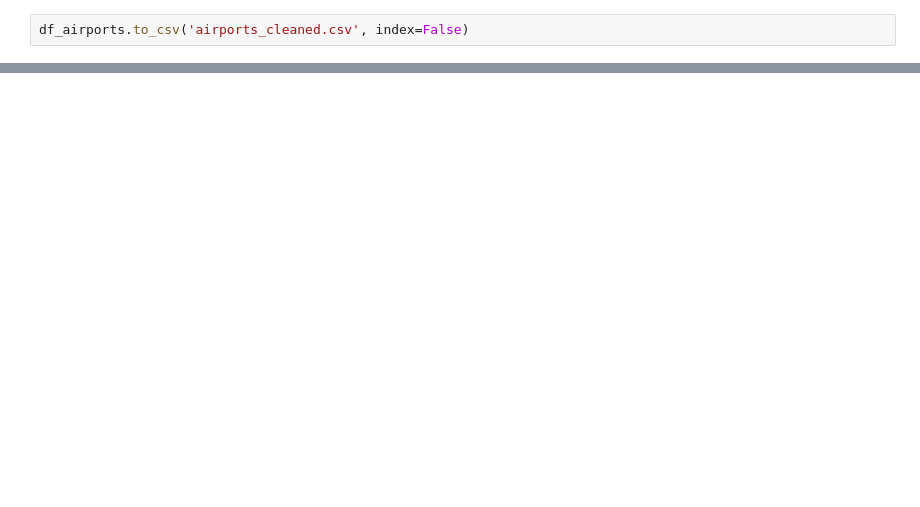
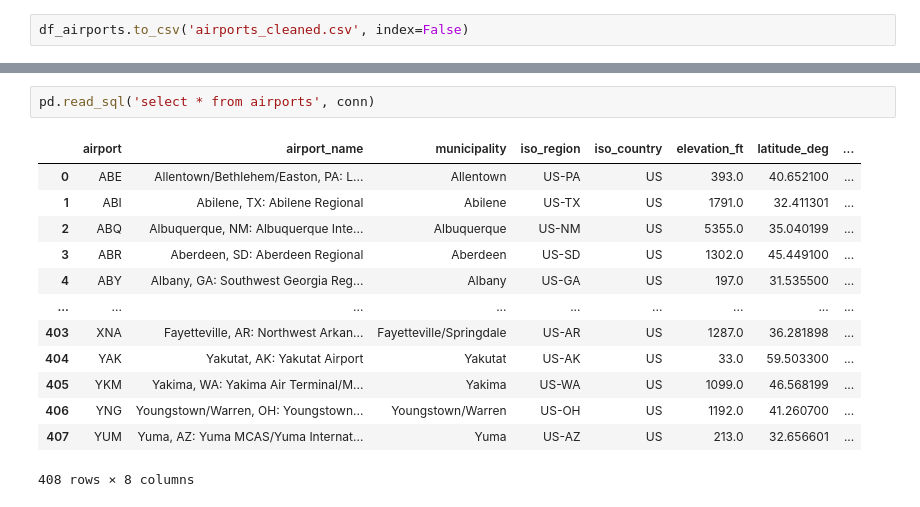
Before and after one commit to ayushsubedi/airlines_eda, a Jupyter notebook: notebooks/2_sqlite_prep.ipynb, the cells around one changed output, grey strips where cells are left out. Drawn from its saved outputs; the diff is of its cells as text; blank space fills up the shorter version.

```diff
--- a/notebooks/2_sqlite_prep.ipynb
+++ b/notebooks/2_sqlite_prep.ipynb
@@ -60,0 +81,16 @@ df[['airport',
+# %%
+pd.read_sql('select * from airports', conn)
+# %% [output]
+|  | airport | airport_name | municipality | iso_region | iso_country | elevation_ft | latitude_deg | ... |
+| 0 | ABE | Allentown/Bethlehem/Easton, PA: L... | Allentown | US-PA | US | 393.0 | 40.652100 | ... |
+| 1 | ABI | Abilene, TX: Abilene Regional | Abilene | US-TX | US | 1791.0 | 32.411301 | ... |
+| 2 | ABQ | Albuquerque, NM: Albuquerque Inte... | Albuquerque | US-NM | US | 5355.0 | 35.040199 | ... |
+| 3 | ABR | Aberdeen, SD: Aberdeen Regional | Aberdeen | US-SD | US | 1302.0 | 45.449100 | ... |
+| 4 | ABY | Albany, GA: Southwest Georgia Reg... | Albany | US-GA | US | 197.0 | 31.535500 | ... |
+| ... | ... | ... | ... | ... | ... | ... | ... | ... |
+| 403 | XNA | Fayetteville, AR: Northwest Arkan... | Fayetteville/Springdale | US-AR | US | 1287.0 | 36.281898 | ... |
+| 404 | YAK | Yakutat, AK: Yakutat Airport | Yakutat | US-AK | US | 33.0 | 59.503300 | ... |
+| 405 | YKM | Yakima, WA: Yakima Air Terminal/M... | Yakima | US-WA | US | 1099.0 | 46.568199 | ... |
+| 406 | YNG | Youngstown/Warren, OH: Youngstown... | Youngstown/Warren | US-OH | US | 1192.0 | 41.260700 | ... |
+| 407 | YUM | Yuma, AZ: Yuma MCAS/Yuma Internat... | Yuma | US-AZ | US | 213.0 | 32.656601 | ... |
+408 rows × 8 columns
```
Also changed, not shown: parts of 9 cells of this notebook.
